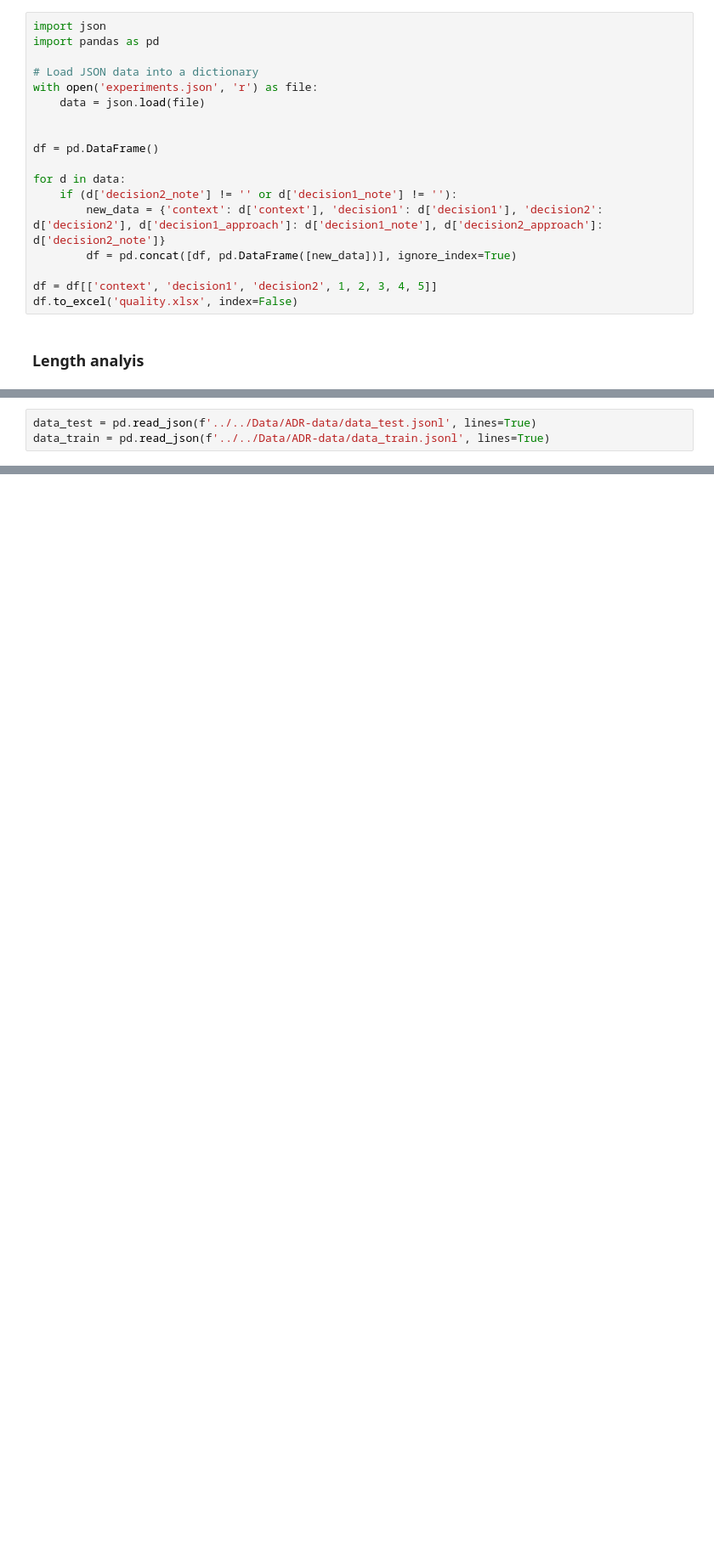
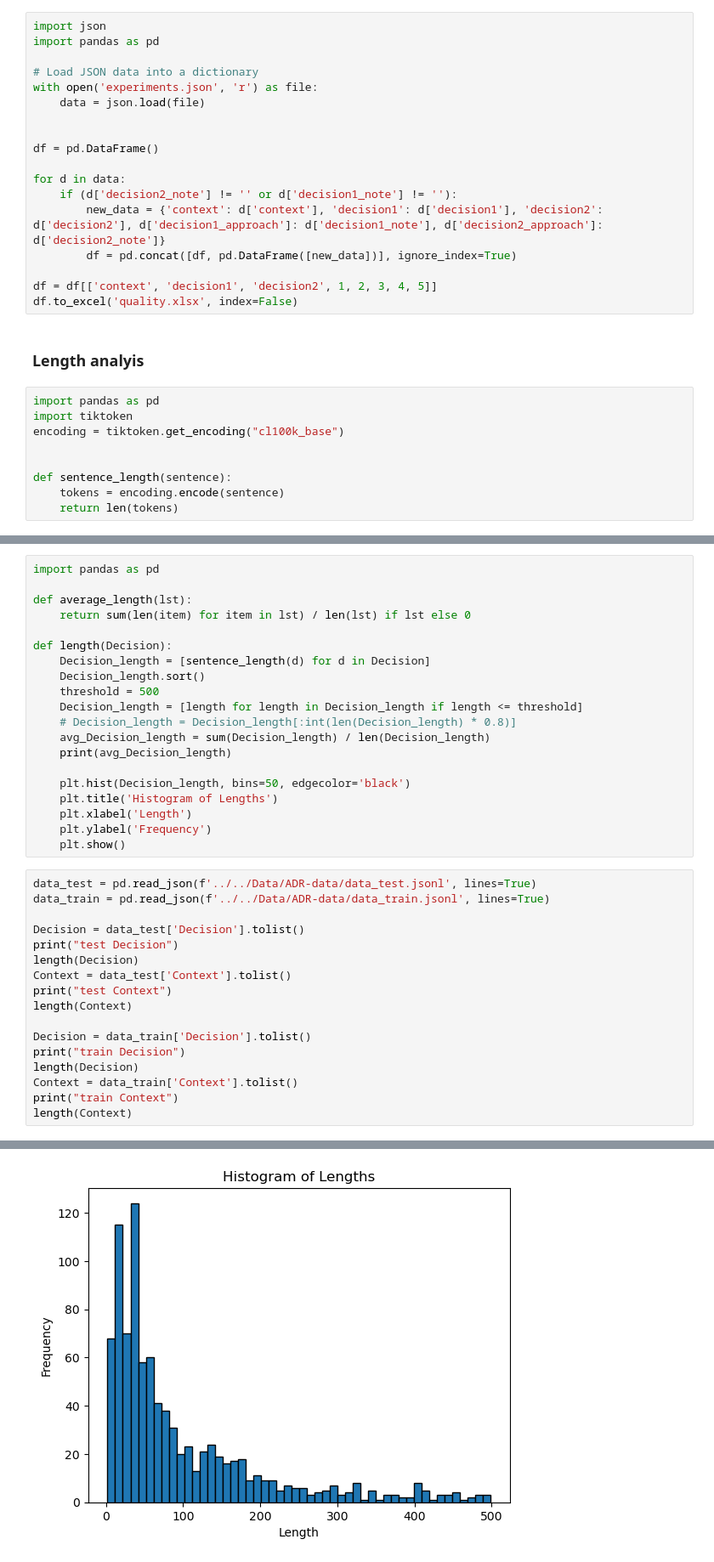
Before and after one commit to sa4s-serc/LLM4ADR, a Jupyter notebook: HumanEval/analysis/qualitative.ipynb, the cells around one changed output, grey strips where cells are left out. Shown at 85% size. Drawn from its saved outputs; the diff is of its cells as text; blank space fills up the shorter version.

Commit message:
length analysis

```diff
--- a/HumanEval/analysis/qualitative.ipynb
+++ b/HumanEval/analysis/qualitative.ipynb
@@ -18,4 +18,13 @@ df = df[['context', 'decision1', 'decision2', 1, 2, 3, 4, 5]]
 df.to_excel('quality.xlsx', index=False)
 # %% [markdown]
 ### Length analyis
+# %%
+import pandas as pd
+import tiktoken
+encoding = tiktoken.get_encoding("cl100k_base")
+
+
+def sentence_length(sentence):
+    tokens = encoding.encode(sentence)
+    return len(tokens)
 # %%
@@ -46,3 +57,38 @@ print(average_lengths)
+# %%
+import pandas as pd
+
+def average_length(lst):
+    return sum(len(item) for item in lst) / len(lst) if lst else 0
+
+def length(Decision):
+    Decision_length = [sentence_length(d) for d in Decision]
+    Decision_length.sort()
+    threshold = 500
+    Decision_length = [length for length in Decision_length if length <= threshold]
+    # Decision_length = Decision_length[:int(len(Decision_length) * 0.8)]
+    avg_Decision_length = sum(Decision_length) / len(Decision_length)
+    print(avg_Decision_length)
+
+    plt.hist(Decision_length, bins=50, edgecolor='black')
+    plt.title('Histogram of Lengths')
+    plt.xlabel('Length')
+    plt.ylabel('Frequency')
+    plt.show()
 # %%
 data_test = pd.read_json(f'../../Data/ADR-data/data_test.jsonl', lines=True)
 data_train = pd.read_json(f'../../Data/ADR-data/data_train.jsonl', lines=True)
+
+Decision = data_test['Decision'].tolist()
+print("test Decision")
+length(Decision)
+Context = data_test['Context'].tolist()
+print("test Context")
+length(Context)
+
+Decision = data_train['Decision'].tolist()
+print("train Decision")
+length(Decision)
+Context = data_train['Context'].tolist()
+print("train Context")
+length(Context)
+# %% [output]
@@ -48,0 +97 @@ data_train = pd.read_json(f'../../Data/ADR-data/data_train.jsonl', lines=True)
+[figure, added]
```
Also changed, not shown: parts of 10 cells of this notebook, 1 other file.
